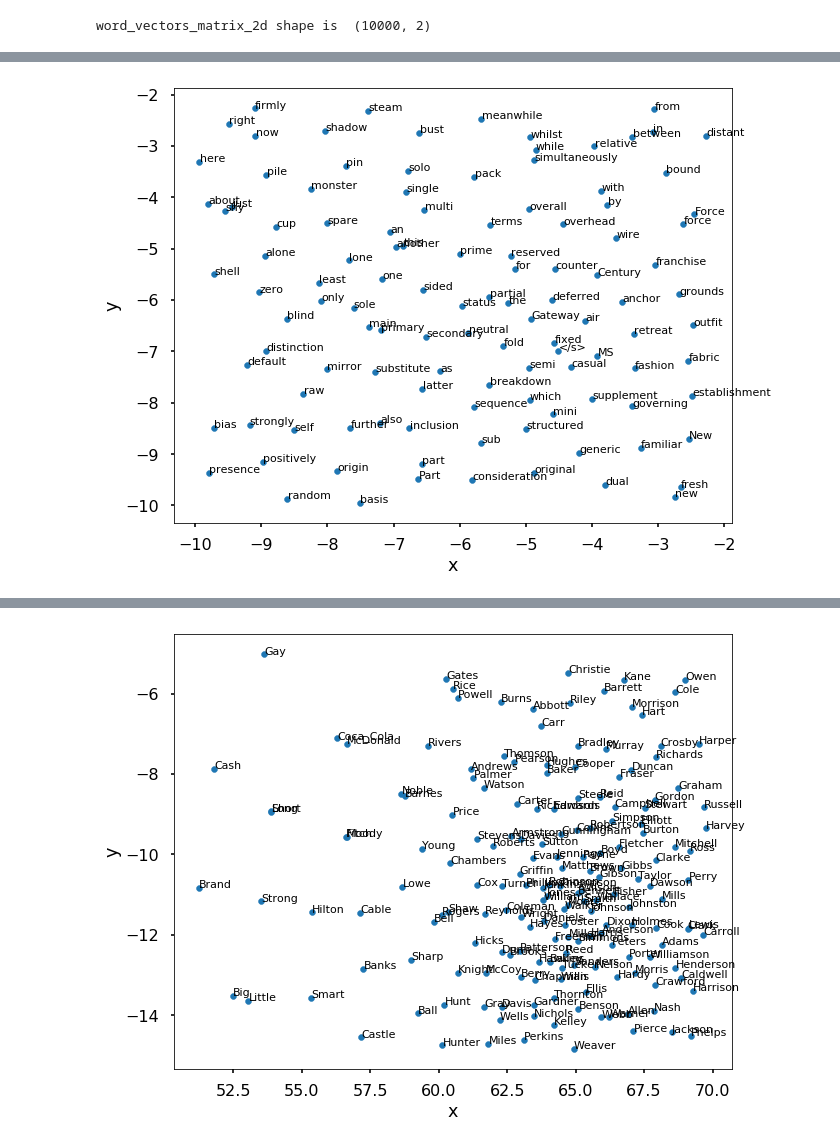
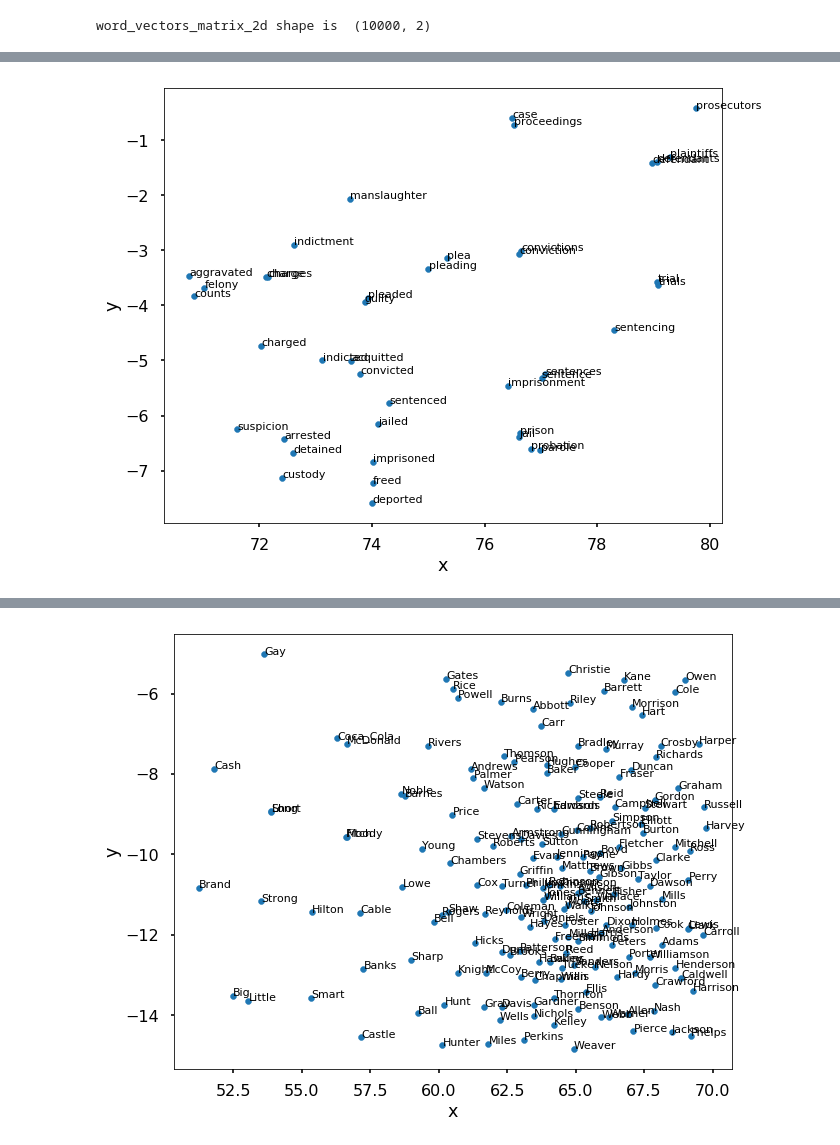
Before and after one commit to mar00nie/NLP-Text-Similarity, a Jupyter notebook: Text_Analysis_v2.ipynb, the cells around one changed output, grey strips where cells are left out. Saved outputs shown, nothing was run; the diff lists cells and outputs as text; code cells hidden in the pictures.

```diff
--- a/Text_Analysis_v2.ipynb
+++ b/Text_Analysis_v2.ipynb
@@ -2126,8 +2565,8 @@ count = 10000
 word_vectors_matrix = np.ndarray(shape=(count, 300), dtype='float64')
 word_list = []
 i = 0
-for word in modelwd_pret.vocab:
-    word_vectors_matrix[i] = modelwd_pret[word]
+for word in modelwd_sg.vocab:
+    word_vectors_matrix[i] = modelwd_sg[word]
     word_list.append(word)
     i = i+1
     if i == count:
@@ -2199,4 +2642,4 @@ def plot_region(x_bounds, y_bounds):
 # %%
-plot_region(x_bounds=(-10, -2), y_bounds=(-10, -2))
+plot_region(x_bounds=(70, 80), y_bounds=(-10, 0))
 # %% [output]
-[figure, old version]
+[figure, new version]
```
Also changed, not shown: parts of 73 cells of this notebook.
